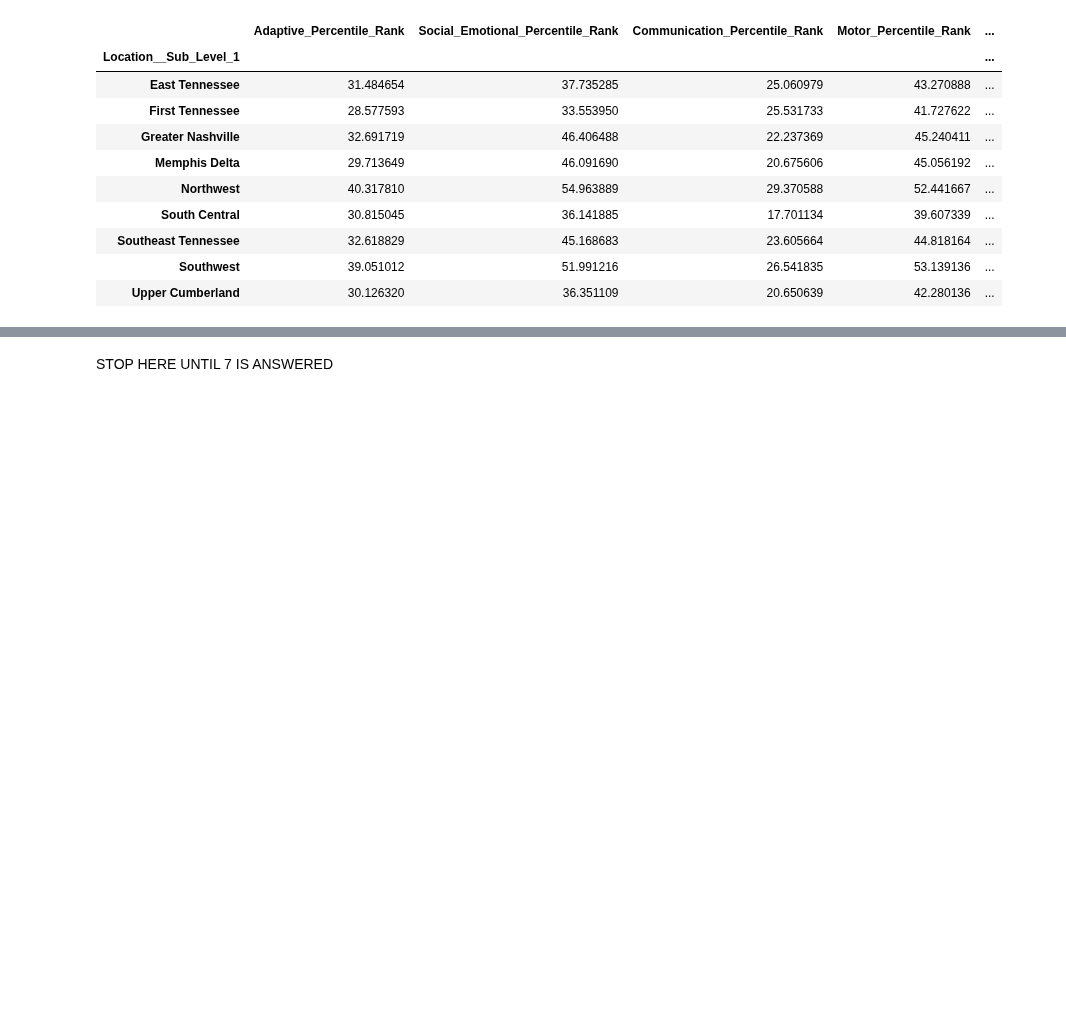
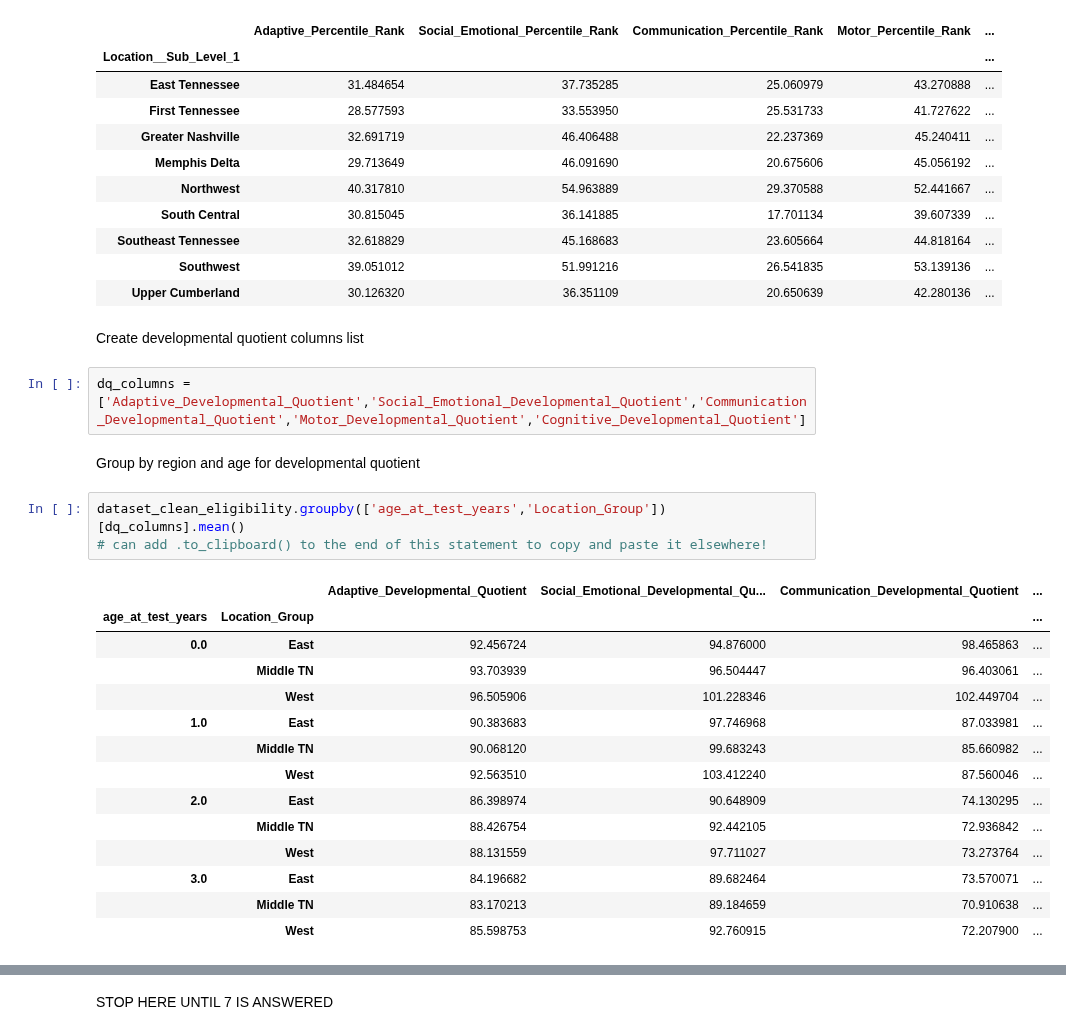
Before and after one commit to NSS-Data-Analytics-Cohort-10/teis-concat-dog, a Jupyter notebook: notebooks/teis_concatdog.ipynb, the cells around one changed output, grey strips where cells are left out. Drawn from its saved outputs; the diff is of its cells as text; blank space fills up the shorter version.

```diff
--- a/notebooks/teis_concatdog.ipynb
+++ b/notebooks/teis_concatdog.ipynb
@@ -392,3 +392,27 @@ dataset_clean_eligibility.groupby('Location__Sub_Level_1')[percentile_columns].m
 | Southeast Tennessee | 32.618829 | 45.168683 | 23.605664 | 44.818164 | ... |
 | Southwest | 39.051012 | 51.991216 | 26.541835 | 53.139136 | ... |
 | Upper Cumberland | 30.126320 | 36.351109 | 20.650639 | 42.280136 | ... |
+# %% [markdown]
+Create developmental quotient columns list
+# %%
+dq_columns = ['Adaptive_Developmental_Quotient','Social_Emotional_Developmental_Quotient','Communication_Developmental_Quotient','Motor_Developmental_Quotient','Cognitive_Developmental_Quotient']
+# %% [markdown]
+Group by region and age for developmental quotient
+# %%
+dataset_clean_eligibility.groupby(['age_at_test_years','Location_Group'])[dq_columns].mean()
+# can add .to_clipboard() to the end of this statement to copy and paste it elsewhere!
+# %% [output]
+|  |  | Adaptive_Developmental_Quotient | Social_Emotional_Developmental_Qu... | Communication_Developmental_Quotient | ... |
+| age_at_test_years | Location_Group |  |  |  | ... |
+| 0.0 | East | 92.456724 | 94.876000 | 98.465863 | ... |
+|  | Middle TN | 93.703939 | 96.504447 | 96.403061 | ... |
+|  | West | 96.505906 | 101.228346 | 102.449704 | ... |
+| 1.0 | East | 90.383683 | 97.746968 | 87.033981 | ... |
+|  | Middle TN | 90.068120 | 99.683243 | 85.660982 | ... |
+|  | West | 92.563510 | 103.412240 | 87.560046 | ... |
+| 2.0 | East | 86.398974 | 90.648909 | 74.130295 | ... |
+|  | Middle TN | 88.426754 | 92.442105 | 72.936842 | ... |
+|  | West | 88.131559 | 97.711027 | 73.273764 | ... |
+| 3.0 | East | 84.196682 | 89.682464 | 73.570071 | ... |
+|  | Middle TN | 83.170213 | 89.184659 | 70.910638 | ... |
+|  | West | 85.598753 | 92.760915 | 72.207900 | ... |
```
Also changed, not shown: parts of 12 cells of this notebook.
